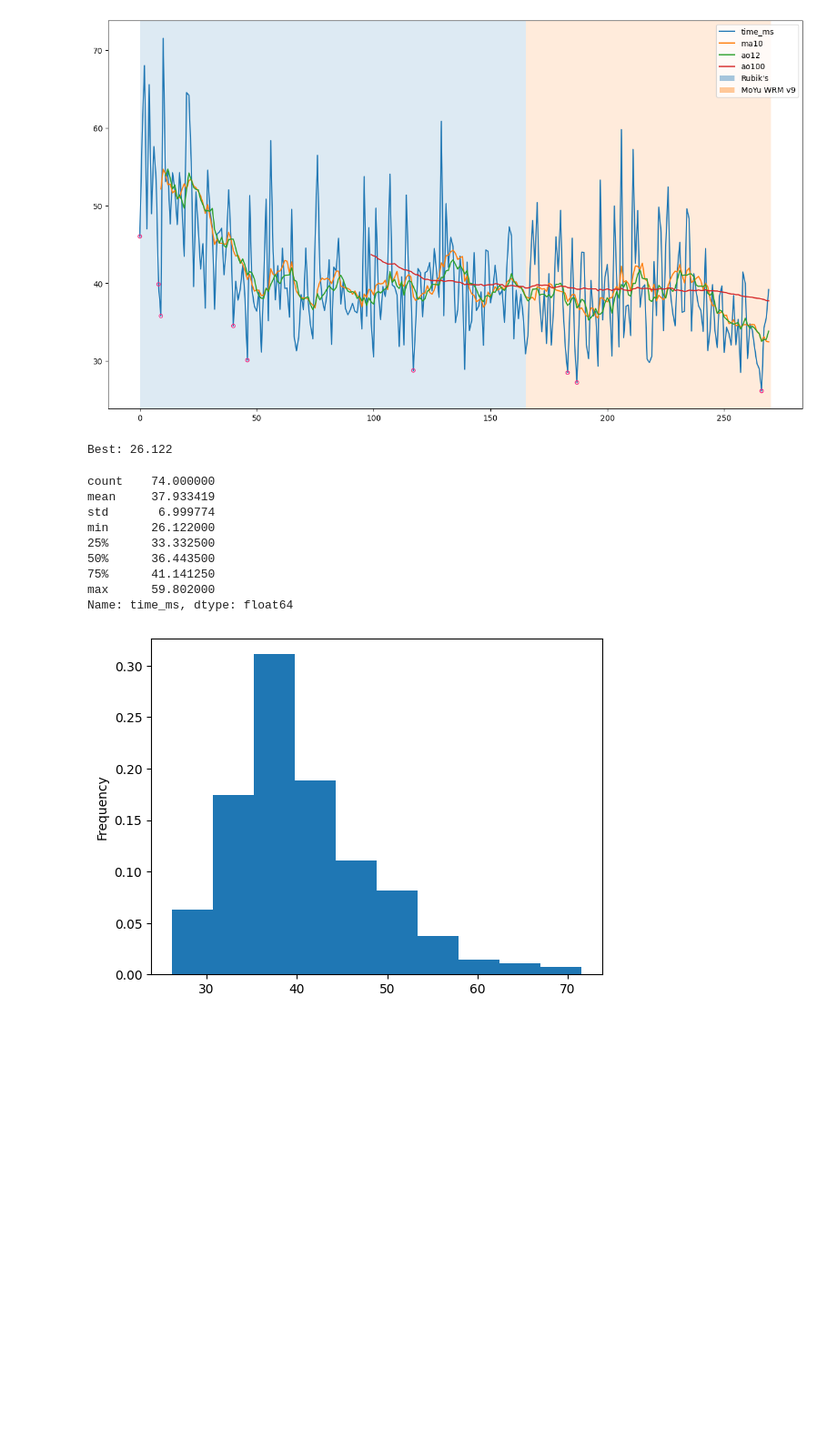
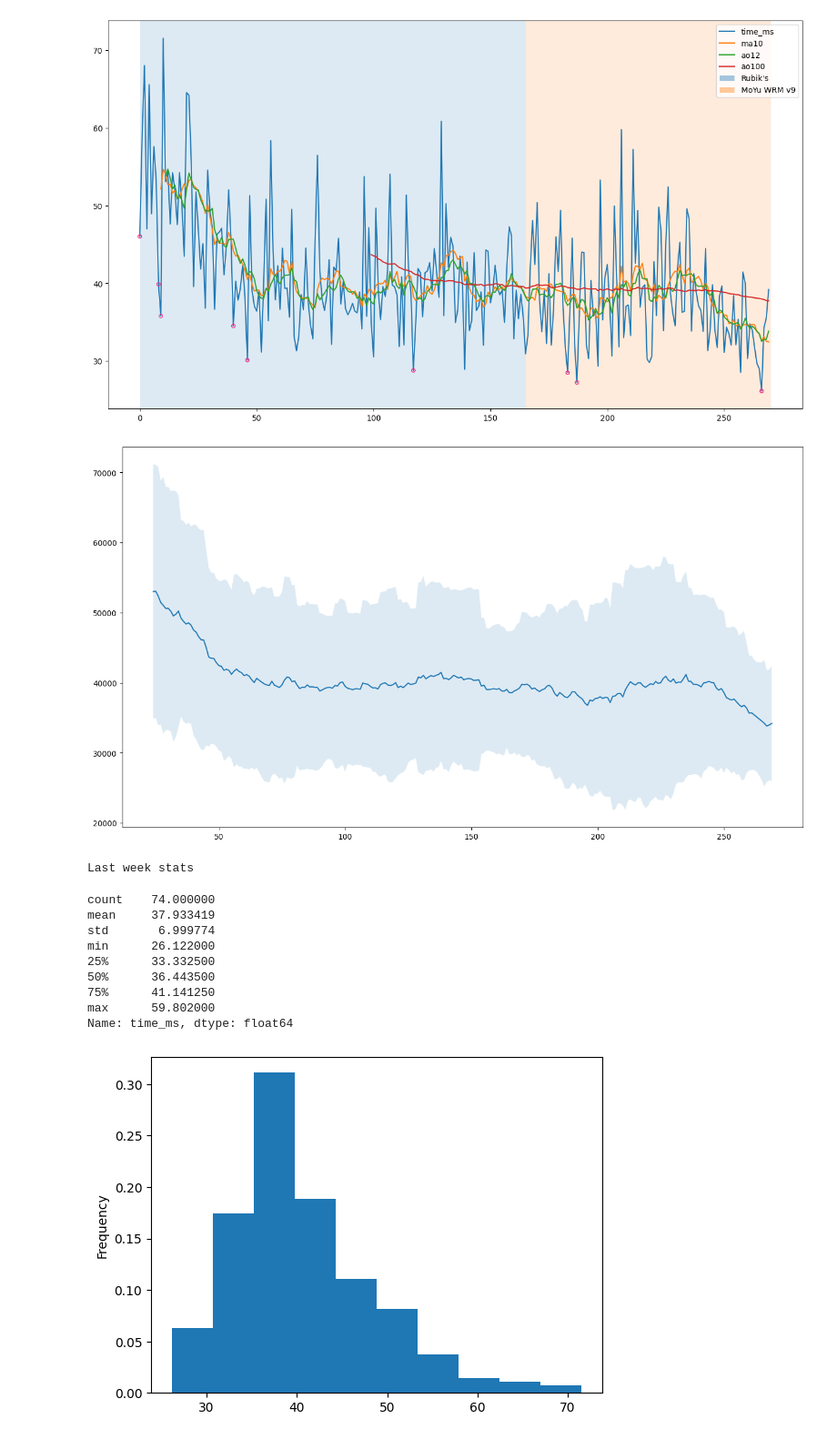
Before and after one commit to SimoHellgren/cubing, a Jupyter notebook: analysis.ipynb, the cells around one changed output. Shown at 91% size. Saved outputs shown, nothing was run; the diff lists cells and outputs as text; code cells hidden in the pictures; blank space fills up the shorter version.

```diff
--- a/analysis.ipynb
+++ b/analysis.ipynb
@@ -134,16 +136,32 @@ ax.legend(handles=line_handles + cube_handles, labels=line_labels + list(cubes.u
 plt.show()
 # %% [output]
 [figure]
+# %%
+n = 25
+
+rolling = valid_times.time_ms.reset_index(drop=True).rolling(window=n)
+
+rolling_mean = rolling.mean()
+rolling_std = rolling.std()
+
+ax = rolling_mean.plot.line(figsize=(16,9))
+
+ax.fill_between(
+    np.arange(len(rolling_mean)),
+    rolling_mean - 2*rolling_std,
+    rolling_mean + 2*rolling_std,
+    alpha=.15
+)
+plt.show()
+# %% [output]
+[figure, added]
 # %%
-best_time = valid_times.time_ms.min()
-
-print(f"Best: {best_time / 1000}")
-
+print("Last week stats")
 (valid_times.time_ms / 1000).describe()
 
 (valid_times[valid_times.in_last_week].time_ms / 1000).describe()
 # %% [output]
-Best: 26.122
+Last week stats
 count    74.000000
 mean     37.933419
 std       6.999774
```
Also changed, not shown: parts of 3 cells of this notebook.
